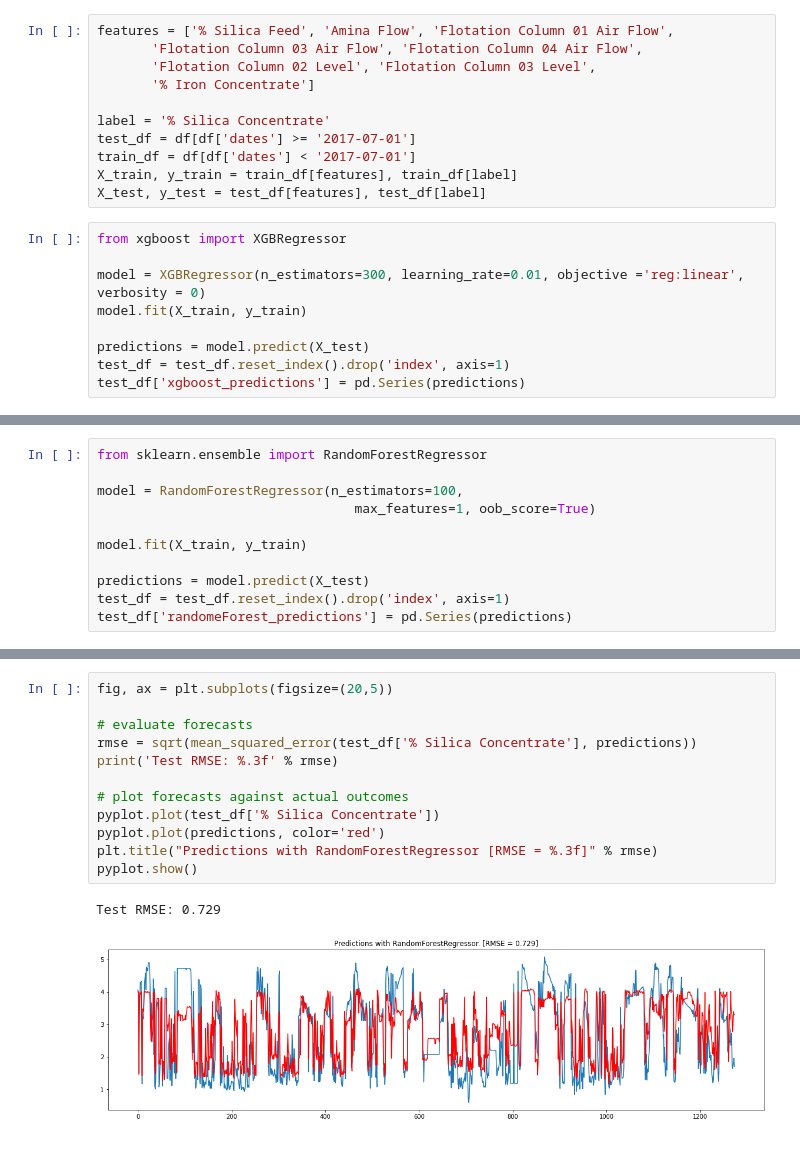
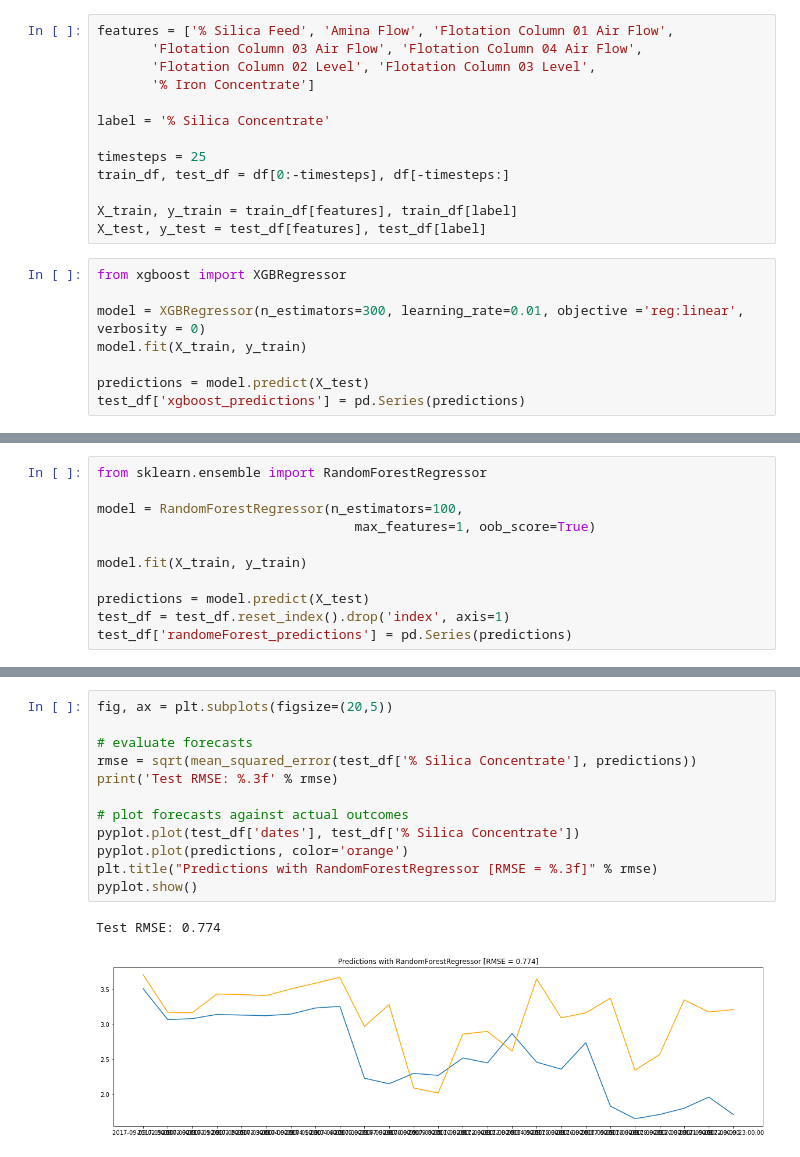
Before and after one commit to Malekkamoua/Quality-prediction-industry-4.0, a Jupyter notebook: 5_Forecasting | ML_models.ipynb, the cells around one changed output, grey strips where cells are left out. Cells and saved outputs as stored; diff of their text form.

```diff
--- a/5_Forecasting | ML_models.ipynb
+++ b/5_Forecasting | ML_models.ipynb
@@ -35,8 +22,10 @@ features = ['% Silica Feed', 'Amina Flow', 'Flotation Column 01 Air Flow',
        '% Iron Concentrate']
 
 label = '% Silica Concentrate'
-test_df = df[df['dates'] >= '2017-07-01']
-train_df = df[df['dates'] < '2017-07-01']
+
+timesteps = 25
+train_df, test_df = df[0:-timesteps], df[-timesteps:]
+
 X_train, y_train = train_df[features], train_df[label]
 X_test, y_test = test_df[features], test_df[label]
 # %%
@@ -46,5 +35,4 @@ model = XGBRegressor(n_estimators=300, learning_rate=0.01, objective ='reg:linea
 model.fit(X_train, y_train)
 
 predictions = model.predict(X_test)
-test_df = test_df.reset_index().drop('index', axis=1)
 test_df['xgboost_predictions'] = pd.Series(predictions)
@@ -81,15 +100,15 @@ test_df['randomeForest_predictions'] = pd.Series(predictions)
 # %%
 fig, ax = plt.subplots(figsize=(20,5))
 
 # evaluate forecasts
 rmse = sqrt(mean_squared_error(test_df['% Silica Concentrate'], predictions))
 print('Test RMSE: %.3f' % rmse)
 
 # plot forecasts against actual outcomes
-pyplot.plot(test_df['% Silica Concentrate'])
-pyplot.plot(predictions, color='red')
+pyplot.plot(test_df['dates'], test_df['% Silica Concentrate'])
+pyplot.plot(predictions, color='orange')
 plt.title("Predictions with RandomForestRegressor [RMSE = %.3f]" % rmse)
 pyplot.show()
 # %% [output]
-Test RMSE: 0.729
+Test RMSE: 0.774
-[figure, old version]
+[figure, new version]
```
Also changed, not shown: parts of 7 cells of this notebook.
